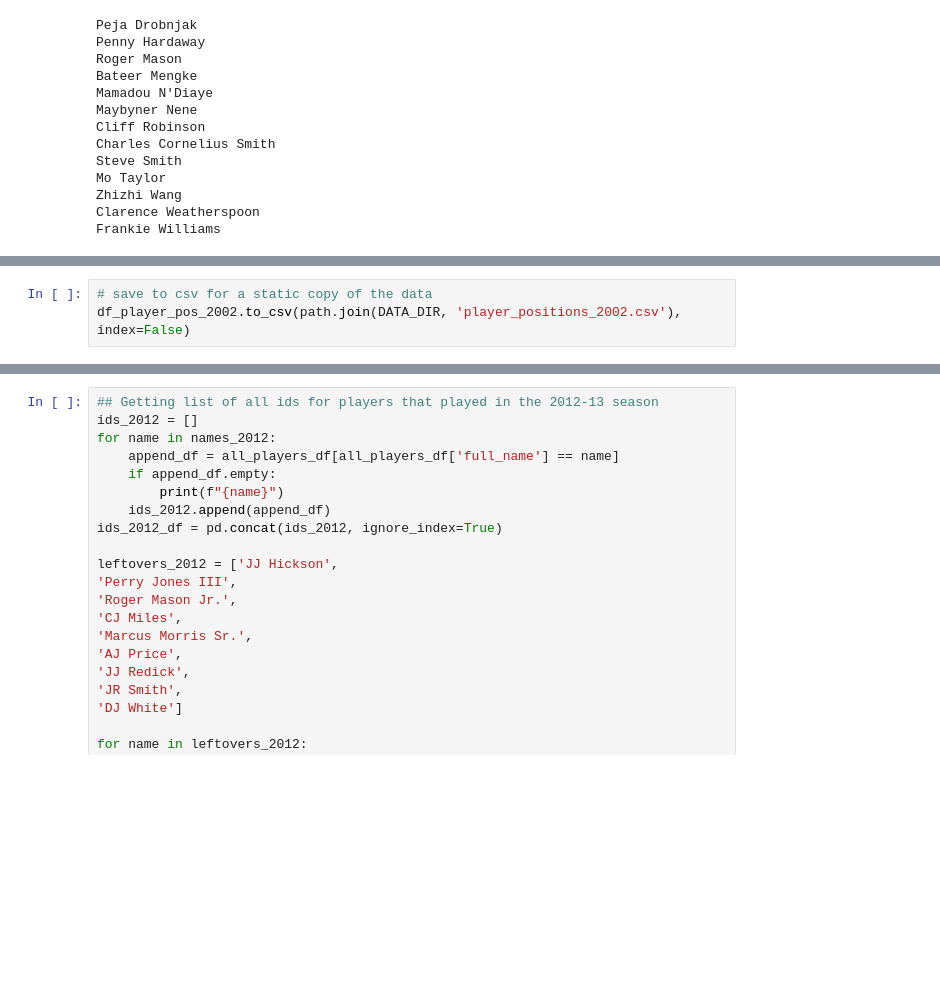
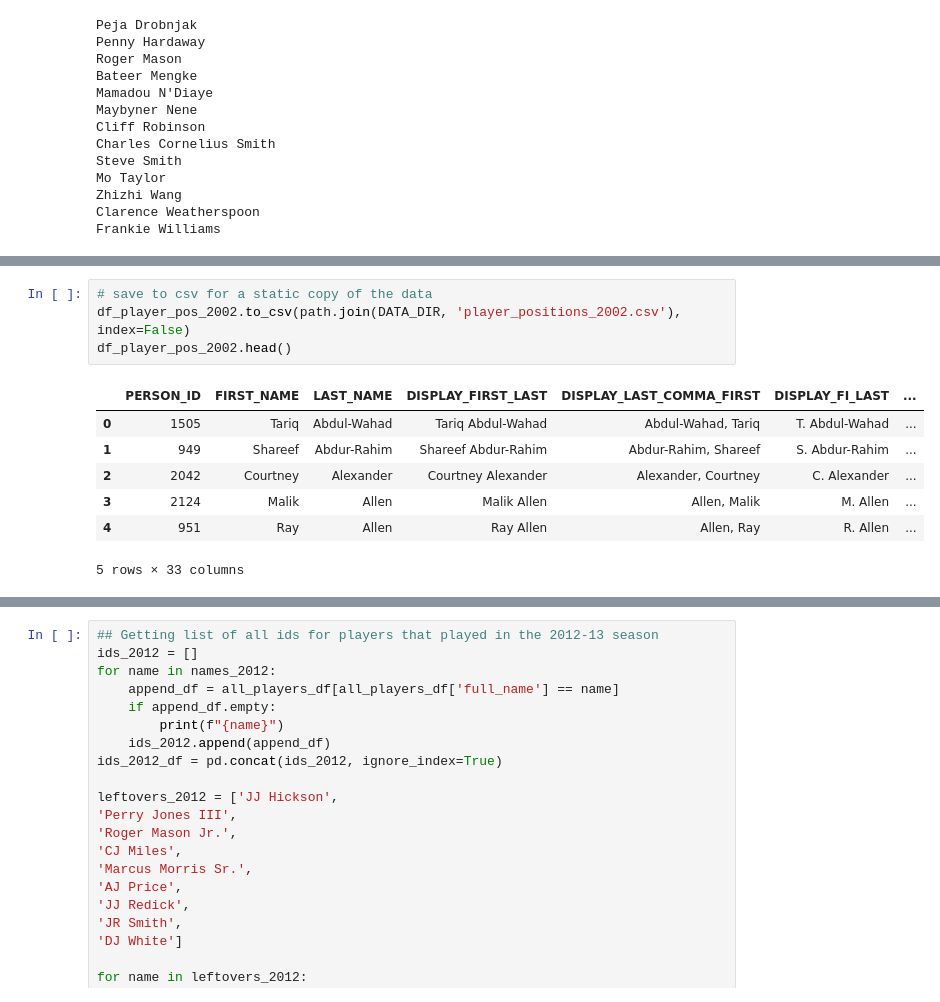
Before and after one commit to JordanChen98/evolution_of_nba, a Jupyter notebook: evolution_of_nba_project.ipynb, the cells around one changed output, grey strips where cells are left out. Cells and saved outputs as stored; diff of their text form; blank space fills up the shorter version.

```diff
--- a/evolution_of_nba_project.ipynb
+++ b/evolution_of_nba_project.ipynb
@@ -214,3 +160,12 @@ processing 2421
 # %%
 # save to csv for a static copy of the data
 df_player_pos_2002.to_csv(path.join(DATA_DIR, 'player_positions_2002.csv'), index=False)
+df_player_pos_2002.head()
+# %% [output]
+|  | PERSON_ID | FIRST_NAME | LAST_NAME | DISPLAY_FIRST_LAST | DISPLAY_LAST_COMMA_FIRST | DISPLAY_FI_LAST | ... |
+| 0 | 1505 | Tariq | Abdul-Wahad | Tariq Abdul-Wahad | Abdul-Wahad, Tariq | T. Abdul-Wahad | ... |
+| 1 | 949 | Shareef | Abdur-Rahim | Shareef Abdur-Rahim | Abdur-Rahim, Shareef | S. Abdur-Rahim | ... |
+| 2 | 2042 | Courtney | Alexander | Courtney Alexander | Alexander, Courtney | C. Alexander | ... |
+| 3 | 2124 | Malik | Allen | Malik Allen | Allen, Malik | M. Allen | ... |
+| 4 | 951 | Ray | Allen | Ray Allen | Allen, Ray | R. Allen | ... |
+5 rows × 33 columns
```
Also changed, not shown: parts of 17 cells of this notebook.
